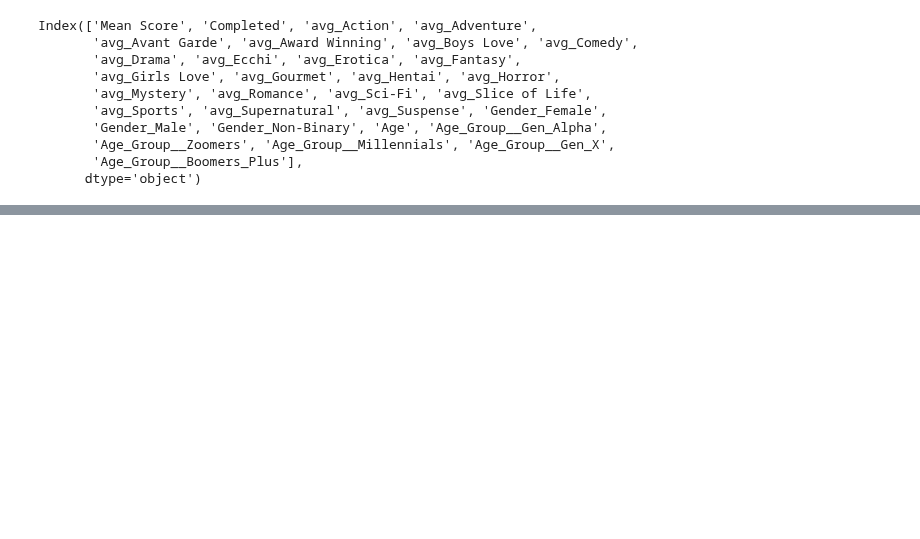
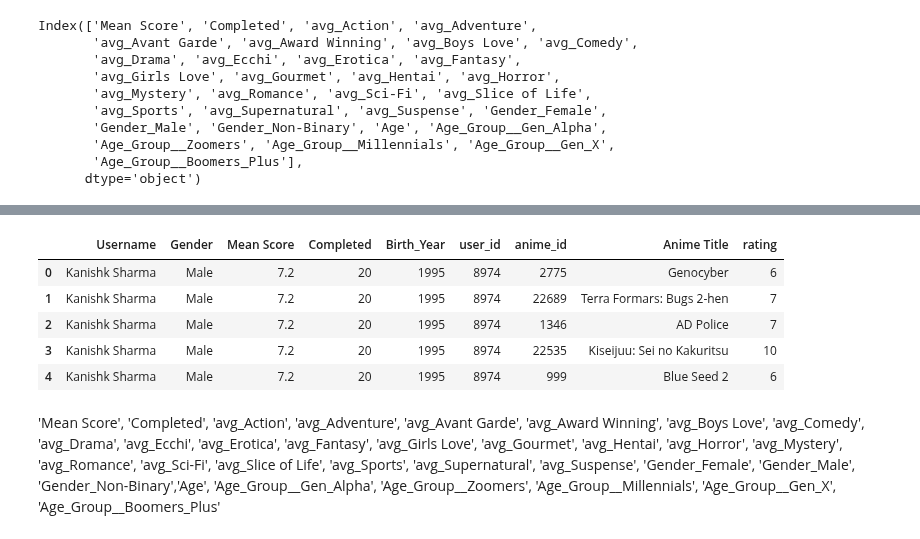
Before and after one commit to SavageCat05/Manga-Recommender, a Jupyter notebook: core/New_User.ipynb, the cells around one changed output, grey strips where cells are left out. Drawn from its saved outputs; the diff is of its cells as text; code cells hidden in the pictures; blank space fills up the shorter version.

```diff
--- a/core/New_User.ipynb
+++ b/core/New_User.ipynb
@@ -1142,0 +1127,28 @@ user_input_df = new_user_raw[["user_id", "anime_id", "rating"]]
+# %%
+import pandas as pd
+
+# Load preprocessed anime dataset (with features like genre, rating stats, etc.)
+df_encoded = pd.read_csv("Final_Anime_Dataset.csv")
+
+# Load new user ratings
+new_user_raw = pd.read_csv("user_8974_ratings_20250414_224401.csv")
+# %%
+new_user_raw.head()
+#'Username', 'Gender', 'Mean Score', 'Completed','Birth_Year', 'user_id', 'anime_id', 'Anime Title', 'rating'
+# %% [output]
+|  | Username | Gender | Mean Score | Completed | Birth_Year | user_id | anime_id | Anime Title | rating |
+| 0 | Kanishk Sharma | Male | 7.2 | 20 | 1995 | 8974 | 2775 | Genocyber | 6 |
+| 1 | Kanishk Sharma | Male | 7.2 | 20 | 1995 | 8974 | 22689 | Terra Formars: Bugs 2-hen | 7 |
+| 2 | Kanishk Sharma | Male | 7.2 | 20 | 1995 | 8974 | 1346 | AD Police | 7 |
+| 3 | Kanishk Sharma | Male | 7.2 | 20 | 1995 | 8974 | 22535 | Kiseijuu: Sei no Kakuritsu | 10 |
+| 4 | Kanishk Sharma | Male | 7.2 | 20 | 1995 | 8974 | 999 | Blue Seed 2 | 6 |
+# %% [markdown]
+'Mean Score', 'Completed',
+                'avg_Action', 'avg_Adventure', 'avg_Avant Garde', 'avg_Award Winning',
+                'avg_Boys Love', 'avg_Comedy', 'avg_Drama', 'avg_Ecchi', 'avg_Erotica',
+                'avg_Fantasy', 'avg_Girls Love', 'avg_Gourmet', 'avg_Hentai',
+                'avg_Horror', 'avg_Mystery', 'avg_Romance', 'avg_Sci-Fi',
+                'avg_Slice of Life', 'avg_Sports', 'avg_Supernatural', 'avg_Suspense',
+                'Gender_Female', 'Gender_Male', 'Gender_Non-Binary','Age',
+                 'Age_Group__Gen_Alpha', 'Age_Group__Zoomers',
+                'Age_Group__Millennials', 'Age_Group__Gen_X', 'Age_Group__Boomers_Plus'
```
Also changed, not shown: parts of 17 cells of this notebook.
